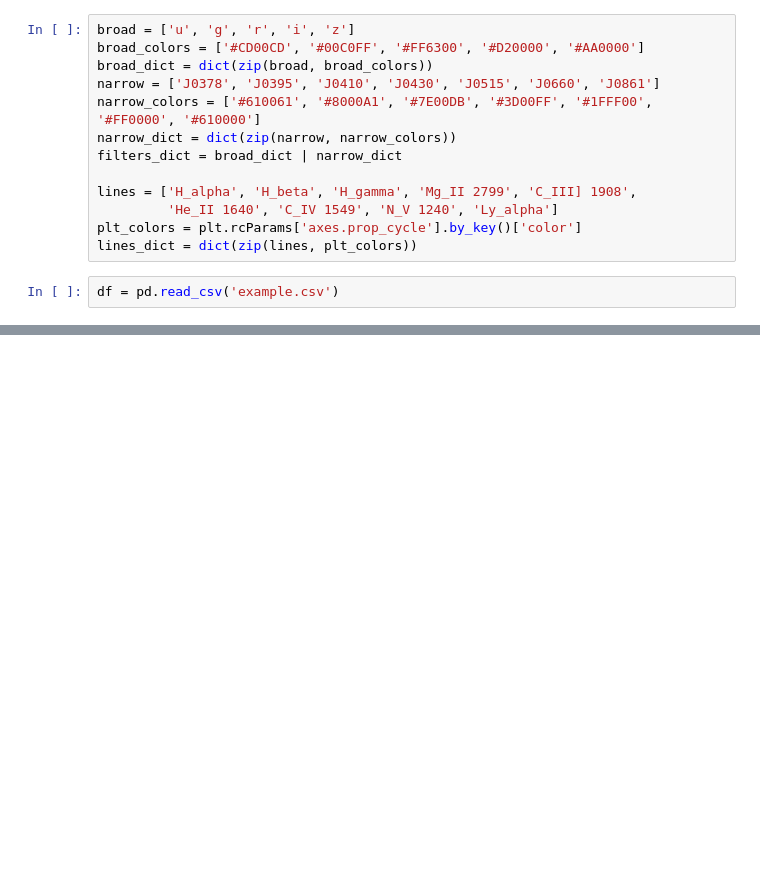
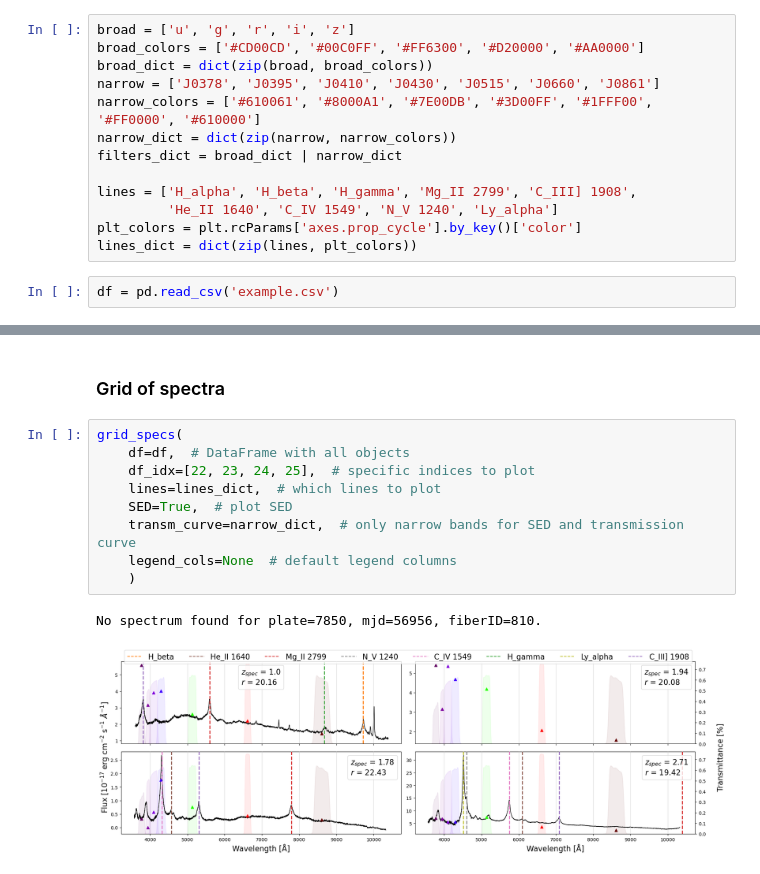
Before and after one commit to raquel-ruiz/sdss_spectra_viewer, a Jupyter notebook: README.ipynb, the cells around one changed output, grey strips where cells are left out. Saved outputs shown, nothing was run; the diff lists cells and outputs as text; blank space fills up the shorter version.

```diff
--- a/README.ipynb
+++ b/README.ipynb
@@ -25,0 +47,14 @@ grid_specs(df.loc[[1, 5, 15, 50]], specs, lines_dict, True, filters_dict)
+# %% [markdown]
+### Grid of spectra
+# %%
+grid_specs(
+    df=df,  # DataFrame with all objects
+    df_idx=[22, 23, 24, 25],  # specific indices to plot
+    lines=lines_dict,  # which lines to plot
+    SED=True,  # plot SED
+    transm_curve=narrow_dict,  # only narrow bands for SED and transmission curve
+    legend_cols=None  # default legend columns
+    )
+# %% [output]
+No spectrum found for plate=7850, mjd=56956, fiberID=810.
+[figure, added]
```
Also changed, not shown: parts of 4 cells of this notebook, 6 other files.
